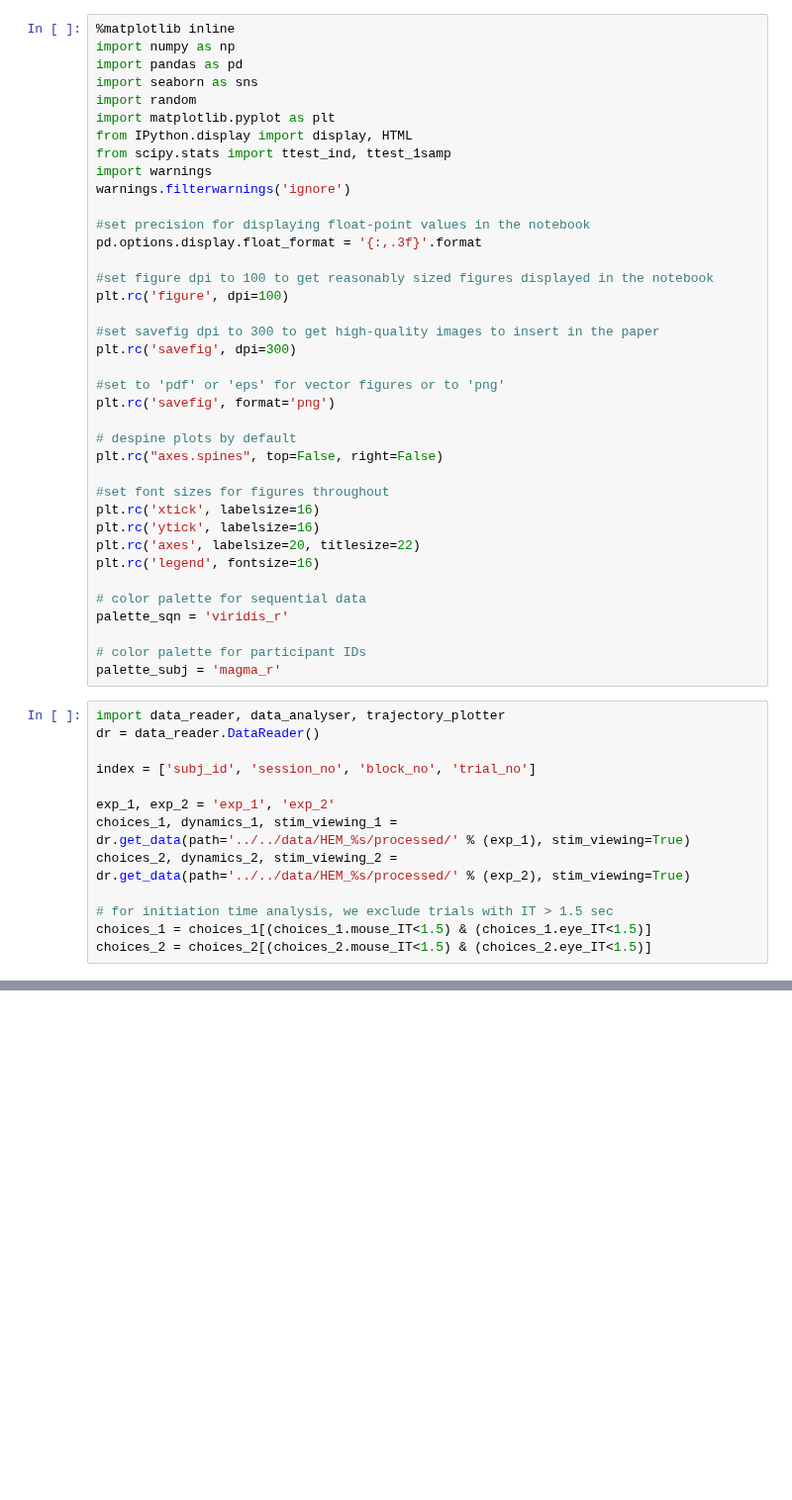
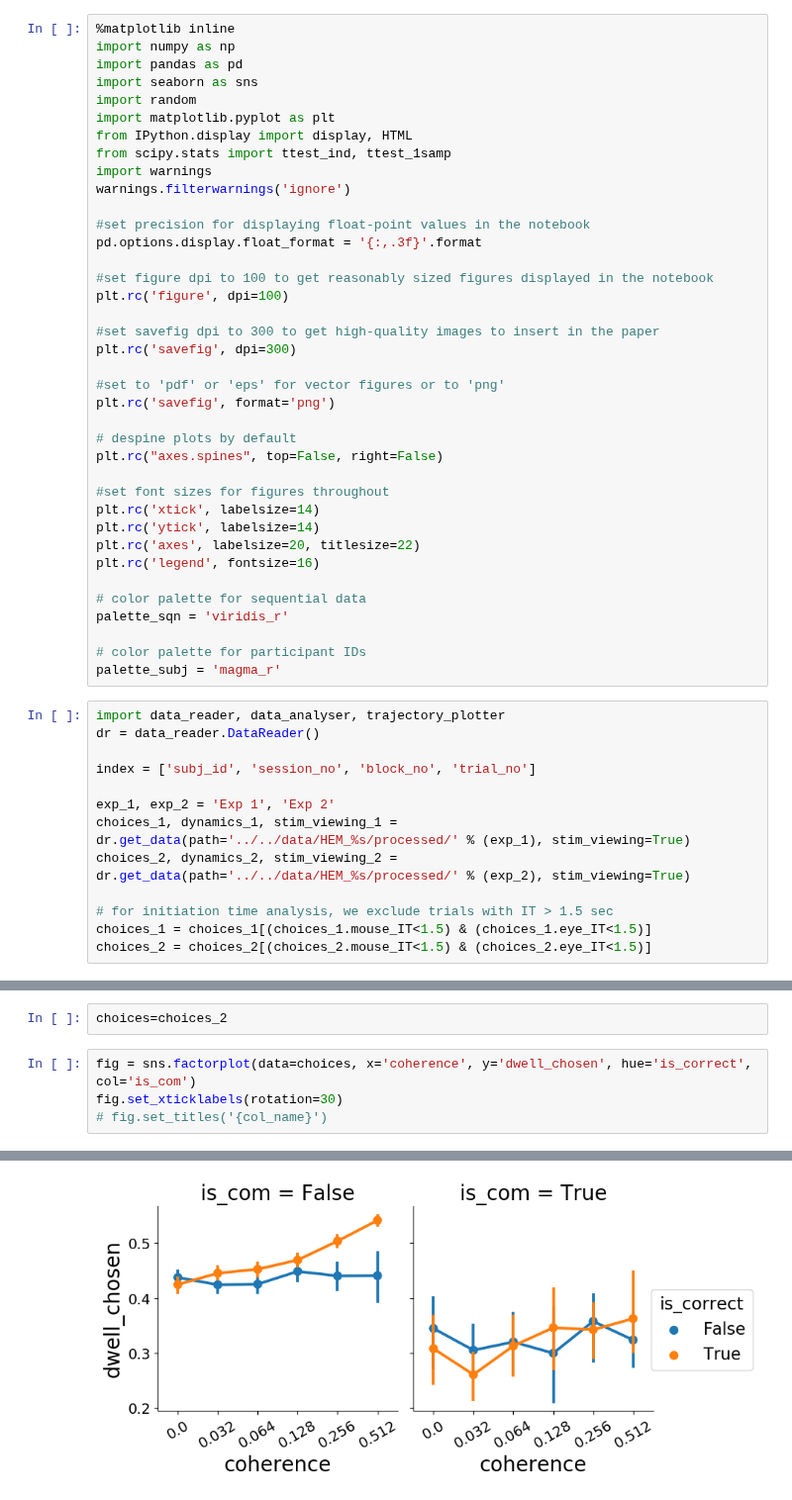
Before and after one commit to cherepaha/eyehandrdk, a Jupyter notebook: eye_analysis.ipynb, the cells around one changed output, grey strips where cells are left out. Shown at 99% size. Cells and saved outputs as stored; diff of their text form; blank space fills up the shorter version.

Commit message:
Dwell time analysis added

```diff
--- a/eye_analysis.ipynb
+++ b/eye_analysis.ipynb
@@ -26,8 +26,8 @@ plt.rc('savefig', format='png')
 plt.rc("axes.spines", top=False, right=False)
 
 #set font sizes for figures throughout
-plt.rc('xtick', labelsize=16)
-plt.rc('ytick', labelsize=16)
+plt.rc('xtick', labelsize=14)
+plt.rc('ytick', labelsize=14)
 plt.rc('axes', labelsize=20, titlesize=22)
 plt.rc('legend', fontsize=16)
 
@@ -42,7 +42,7 @@ dr = data_reader.DataReader()
 
 index = ['subj_id', 'session_no', 'block_no', 'trial_no']
 
-exp_1, exp_2 = 'exp_1', 'exp_2'
+exp_1, exp_2 = 'Exp 1', 'Exp 2'
 choices_1, dynamics_1, stim_viewing_1 = dr.get_data(path='../../data/HEM_%s/processed/' % (exp_1), stim_viewing=True)
 choices_2, dynamics_2, stim_viewing_2 = dr.get_data(path='../../data/HEM_%s/processed/' % (exp_2), stim_viewing=True)
 
@@ -56,0 +52,7 @@ choices_1[choices_1.dwell_cursor>0].dwell_cursor.hist()
+# %%
+choices=choices_2
+# %%
+fig = sns.factorplot(data=choices, x='coherence', y='dwell_chosen', hue='is_correct', col='is_com')
+fig.set_xticklabels(rotation=30)
+# fig.set_titles('{col_name}')
+# %% [output]
@@ -56,0 +60 @@ choices_1[choices_1.dwell_cursor>0].dwell_cursor.hist()
+[figure, added]
```
Also changed, not shown: parts of 3 cells of this notebook.
